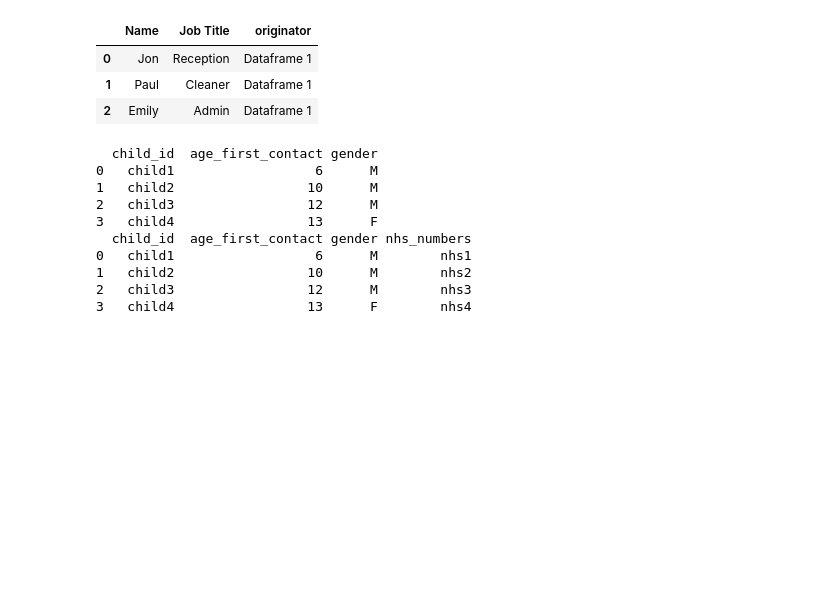
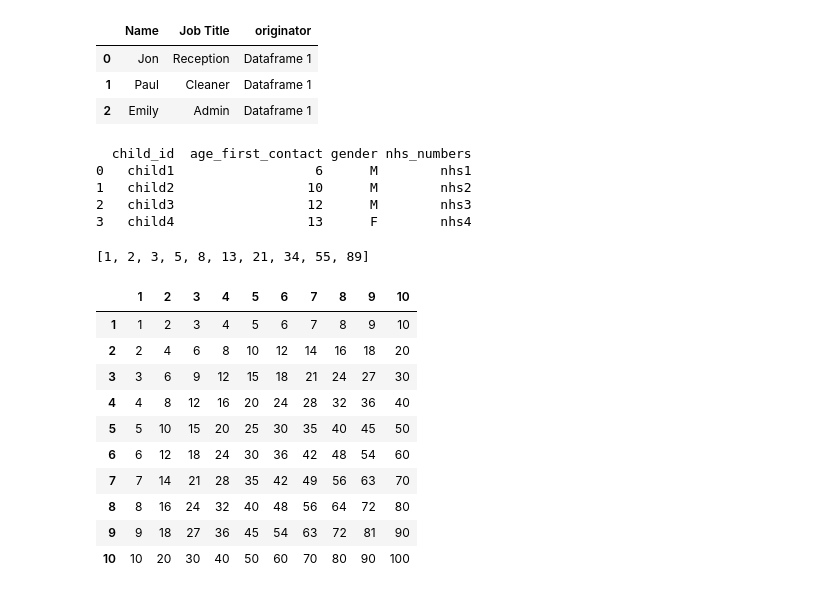
Before and after one commit to data-to-insight/ERN-sessions, a Jupyter notebook: Emma_K/Modue2EK.ipynb, the cells around one changed output. Cells and saved outputs as stored; diff of their text form; code cells hidden in the pictures; blank space fills up the shorter version.

```diff
--- a/Emma_K/Modue2EK.ipynb
+++ b/Emma_K/Modue2EK.ipynb
@@ -79,11 +82,13 @@ company_df_dict['Dataframe 1']
 | 1 | Paul | Cleaner | Dataframe 1 |
 | 2 | Emily | Admin | Dataframe 1 |
 # %%
+import pandas as pd
+
 child_ident = pd.DataFrame({'child_id': ['child1','child2','child3', 'child4'],
               'age_first_contact':[6, 10, 12, 13],
               'gender':['M','M', 'M', 'F']})
 
-print(child_ident)
+#print(child_ident)
 
 nhs_nums = pd.DataFrame({'child_id':['child1','child2','child3', 'child4'],
                          'nhs_numbers':['nhs1', 'nhs2', 'nhs3', 'nhs4']})
@@ -94,13 +99,45 @@ ident_nhs = child_ident.merge(nhs_nums, how='left', left_on='child_id', right_on
 
 print(ident_nhs)
 # %% [output]
-  child_id  age_first_contact gender
-0   child1                  6      M
-1   child2                 10      M
-2   child3                 12      M
-3   child4                 13      F
   child_id  age_first_contact gender nhs_numbers
 0   child1                  6      M        nhs1
 1   child2                 10      M        nhs2
 2   child3                 12      M        nhs3
 3   child4                 13      F        nhs4
+# %%
+x = 1
+numbers_list = []
+
+for i in list(range(10)):
+    numbers_list.append(x)
+    x = (x + numbers_list[i-1])
+
+numbers_list
+# %% [output]
+[1, 2, 3, 5, 8, 13, 21, 34, 55, 89]
+# %%
+import pandas as pd
+
+answers = []
+times_tables = {}
+for i in list(range(1,11)):
+    for j in list(range(1,11)):
+        answers.append(i * j)
+    times_tables[i] = answers
+    answers = []
+
+multiplication_table = pd.DataFrame(times_tables)
+multiplication_table.index +=1
+multiplication_table
+# %% [output]
+|  | 1 | 2 | 3 | 4 | 5 | 6 | 7 | 8 | 9 | 10 |
+| 1 | 1 | 2 | 3 | 4 | 5 | 6 | 7 | 8 | 9 | 10 |
+| 2 | 2 | 4 | 6 | 8 | 10 | 12 | 14 | 16 | 18 | 20 |
+| 3 | 3 | 6 | 9 | 12 | 15 | 18 | 21 | 24 | 27 | 30 |
+| 4 | 4 | 8 | 12 | 16 | 20 | 24 | 28 | 32 | 36 | 40 |
+| 5 | 5 | 10 | 15 | 20 | 25 | 30 | 35 | 40 | 45 | 50 |
+| 6 | 6 | 12 | 18 | 24 | 30 | 36 | 42 | 48 | 54 | 60 |
+| 7 | 7 | 14 | 21 | 28 | 35 | 42 | 49 | 56 | 63 | 70 |
+| 8 | 8 | 16 | 24 | 32 | 40 | 48 | 56 | 64 | 72 | 80 |
+| 9 | 9 | 18 | 27 | 36 | 45 | 54 | 63 | 72 | 81 | 90 |
+| 10 | 10 | 20 | 30 | 40 | 50 | 60 | 70 | 80 | 90 | 100 |
```
Also changed, not shown: parts of 5 cells of this notebook, 1 other file.
